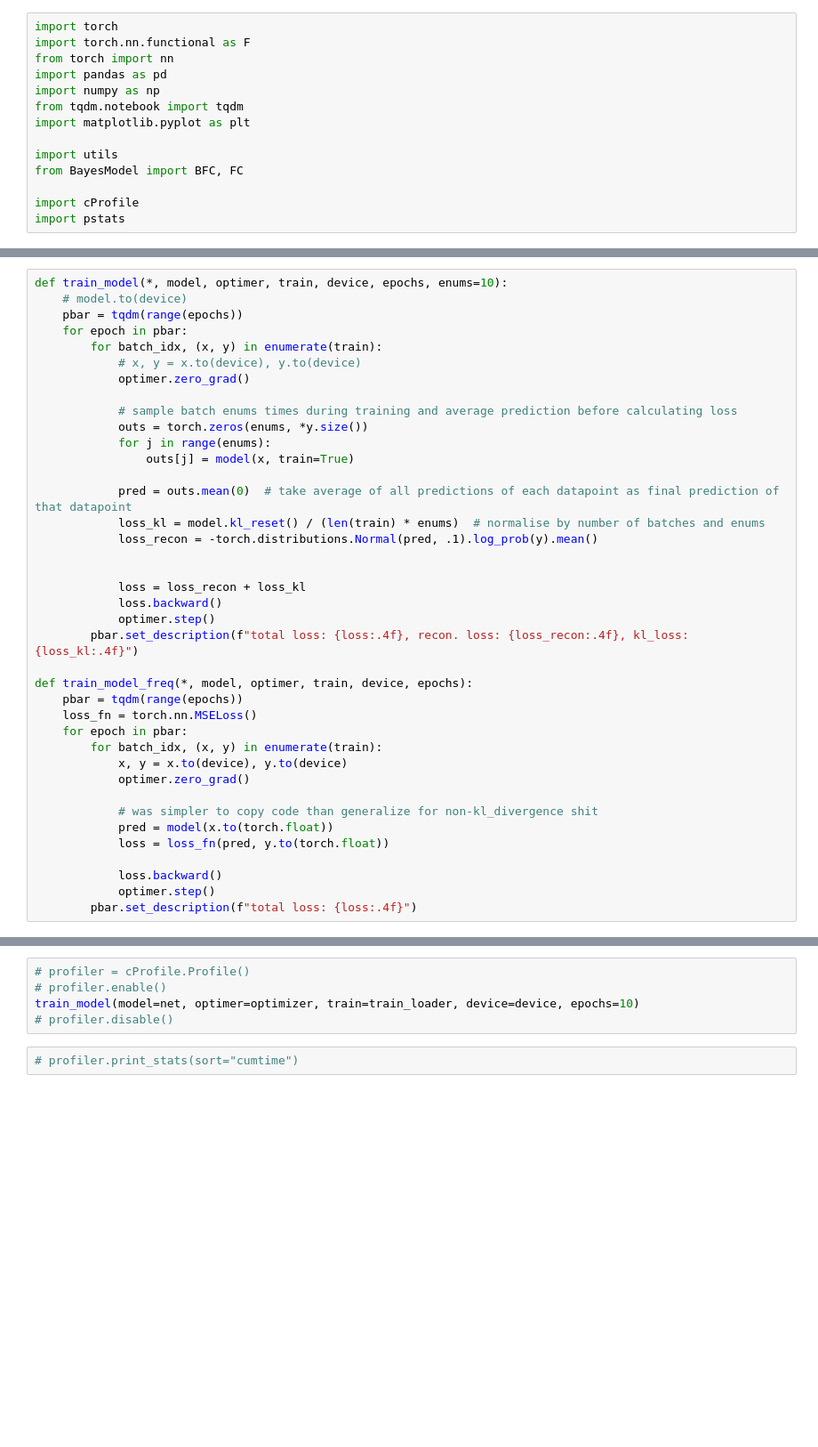
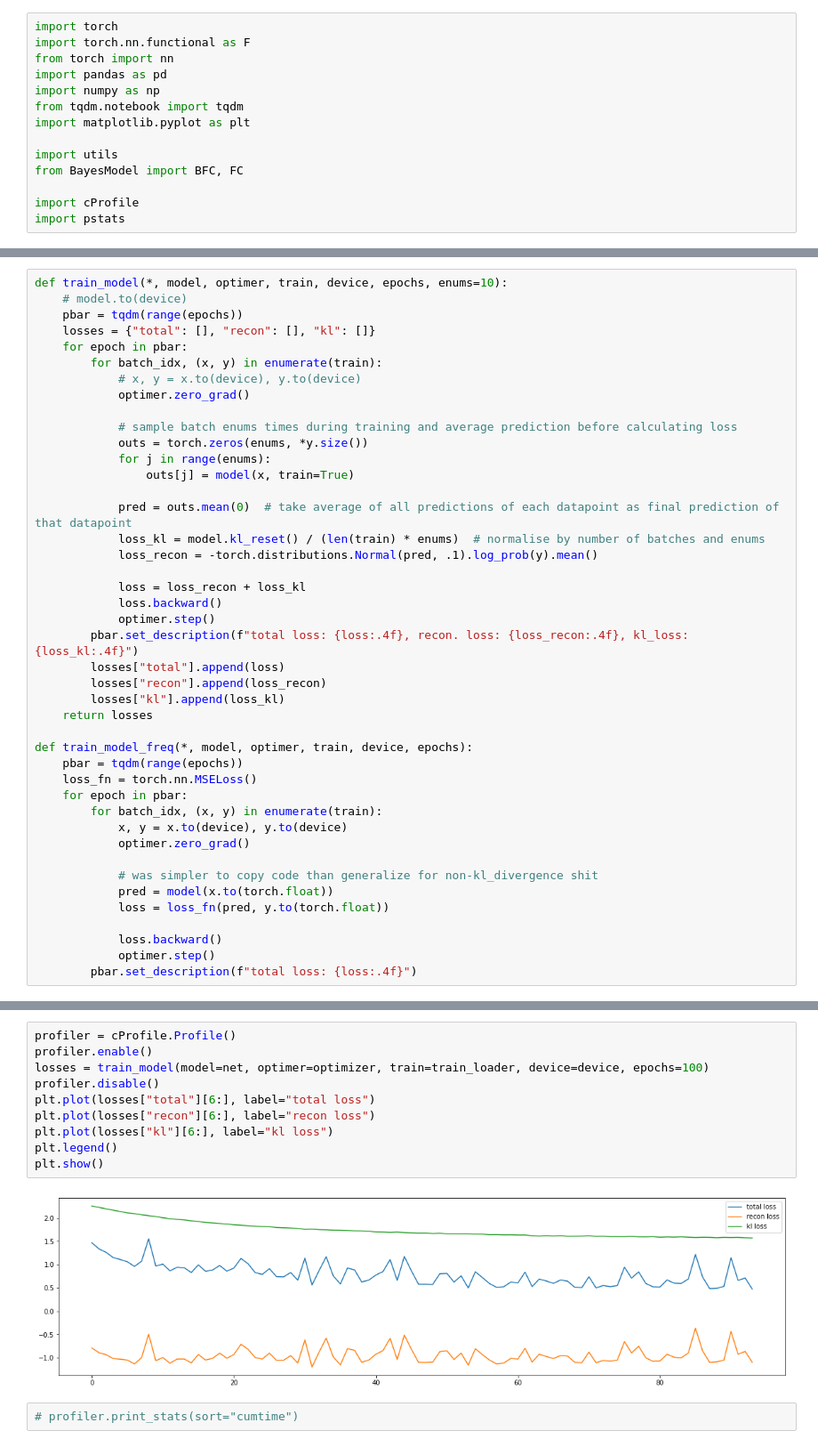
Before and after one commit to Haakooto/CS282_final_project, a Jupyter notebook: CloneClown/TheClownKing.ipynb, the cells around one changed output, grey strips where cells are left out. Shown at 89% size. Drawn from its saved outputs; the diff is of its cells as text; blank space fills up the shorter version.

```diff
--- a/CloneClown/TheClownKing.ipynb
+++ b/CloneClown/TheClownKing.ipynb
@@ -25,6 +25,7 @@ X_test, Y_test = test_data
 def train_model(*, model, optimer, train, device, epochs, enums=10):
     # model.to(device)
     pbar = tqdm(range(epochs))
+    losses = {"total": [], "recon": [], "kl": []}
     for epoch in pbar:
         for batch_idx, (x, y) in enumerate(train):
             # x, y = x.to(device), y.to(device)
@@ -39,11 +40,14 @@ def train_model(*, model, optimer, train, device, epochs, enums=10):
             loss_kl = model.kl_reset() / (len(train) * enums)  # normalise by number of batches and enums
             loss_recon = -torch.distributions.Normal(pred, .1).log_prob(y).mean()
 
-
             loss = loss_recon + loss_kl
             loss.backward()
             optimer.step()
         pbar.set_description(f"total loss: {loss:.4f}, recon. loss: {loss_recon:.4f}, kl_loss: {loss_kl:.4f}")
+        losses["total"].append(loss)
+        losses["recon"].append(loss_recon)
+        losses["kl"].append(loss_kl)
+    return losses
 
 def train_model_freq(*, model, optimer, train, device, epochs):
     pbar = tqdm(range(epochs))
@@ -120,10 +125,17 @@ optimizer = torch.optim.AdamW(net.parameters(), lr=0.001)
 fet = FC(features=7, classes=1, hiddens=[20, 20])
 foptimizer = torch.optim.AdamW(fet.parameters(), lr=0.001)
 # %%
-# profiler = cProfile.Profile()
-# profiler.enable()
-train_model(model=net, optimer=optimizer, train=train_loader, device=device, epochs=10)
-# profiler.disable()
+profiler = cProfile.Profile()
+profiler.enable()
+losses = train_model(model=net, optimer=optimizer, train=train_loader, device=device, epochs=100)
+profiler.disable()
+plt.plot(losses["total"][6:], label="total loss")
+plt.plot(losses["recon"][6:], label="recon loss")
+plt.plot(losses["kl"][6:], label="kl loss")
+plt.legend()
+plt.show()
+# %% [output]
+[figure, added]
 # %%
 # profiler.print_stats(sort="cumtime")
 # %%
```
Also changed, not shown: parts of 5 cells of this notebook, 3 other files.
